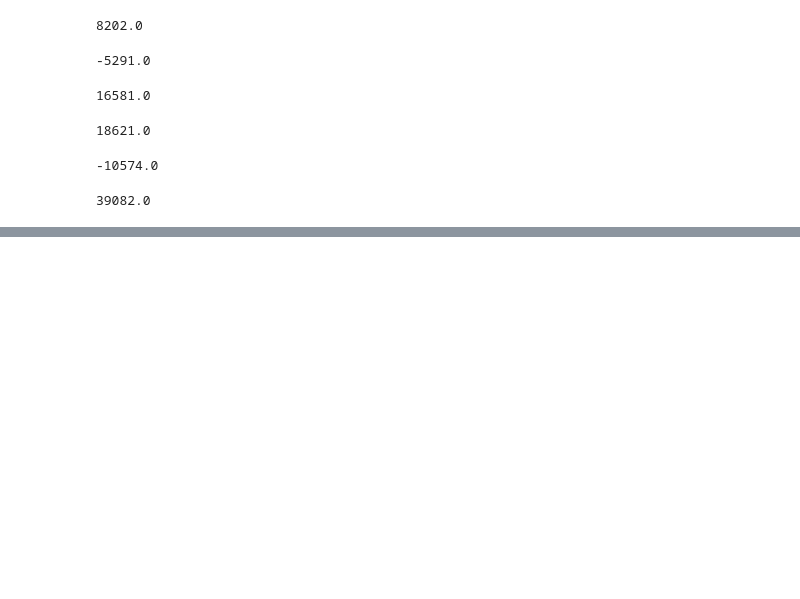
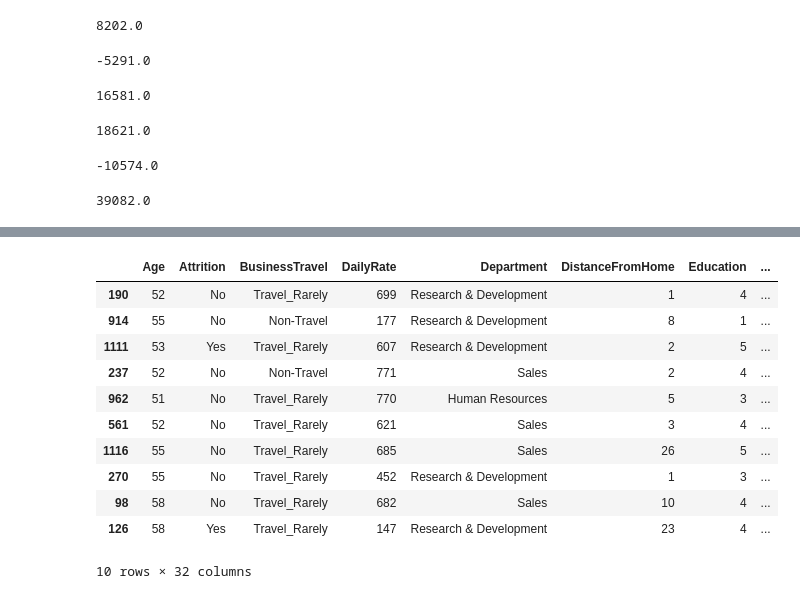
Before and after one commit to stephanyresque/projeto-IBM, a Jupyter notebook: projeto_IBM.ipynb, the cells around one changed output, grey strips where cells are left out. Cells and saved outputs as stored; diff of their text form; code cells hidden in the pictures; blank space fills up the shorter version.

```diff
--- a/projeto_IBM.ipynb
+++ b/projeto_IBM.ipynb
@@ -367,0 +437,15 @@ with pd.option_context('float_format', '{:.2f}'.format,'display.max_columns', 35
+# %%
+df[df['YearsAtCompany'] > df['YearsAtCompany'].median()].sort_values(by = 'YearsAtCompany').tail(10)
+# %% [output]
+|  | Age | Attrition | BusinessTravel | DailyRate | Department | DistanceFromHome | Education | ... |
+| 190 | 52 | No | Travel_Rarely | 699 | Research & Development | 1 | 4 | ... |
+| 914 | 55 | No | Non-Travel | 177 | Research & Development | 8 | 1 | ... |
+| 1111 | 53 | Yes | Travel_Rarely | 607 | Research & Development | 2 | 5 | ... |
+| 237 | 52 | No | Non-Travel | 771 | Sales | 2 | 4 | ... |
+| 962 | 51 | No | Travel_Rarely | 770 | Human Resources | 5 | 3 | ... |
+| 561 | 52 | No | Travel_Rarely | 621 | Sales | 3 | 4 | ... |
+| 1116 | 55 | No | Travel_Rarely | 685 | Sales | 26 | 5 | ... |
+| 270 | 55 | No | Travel_Rarely | 452 | Research & Development | 1 | 3 | ... |
+| 98 | 58 | No | Travel_Rarely | 682 | Sales | 10 | 4 | ... |
+| 126 | 58 | Yes | Travel_Rarely | 147 | Research & Development | 23 | 4 | ... |
+10 rows × 32 columns
```
Also changed, not shown: parts of 19 cells of this notebook.
